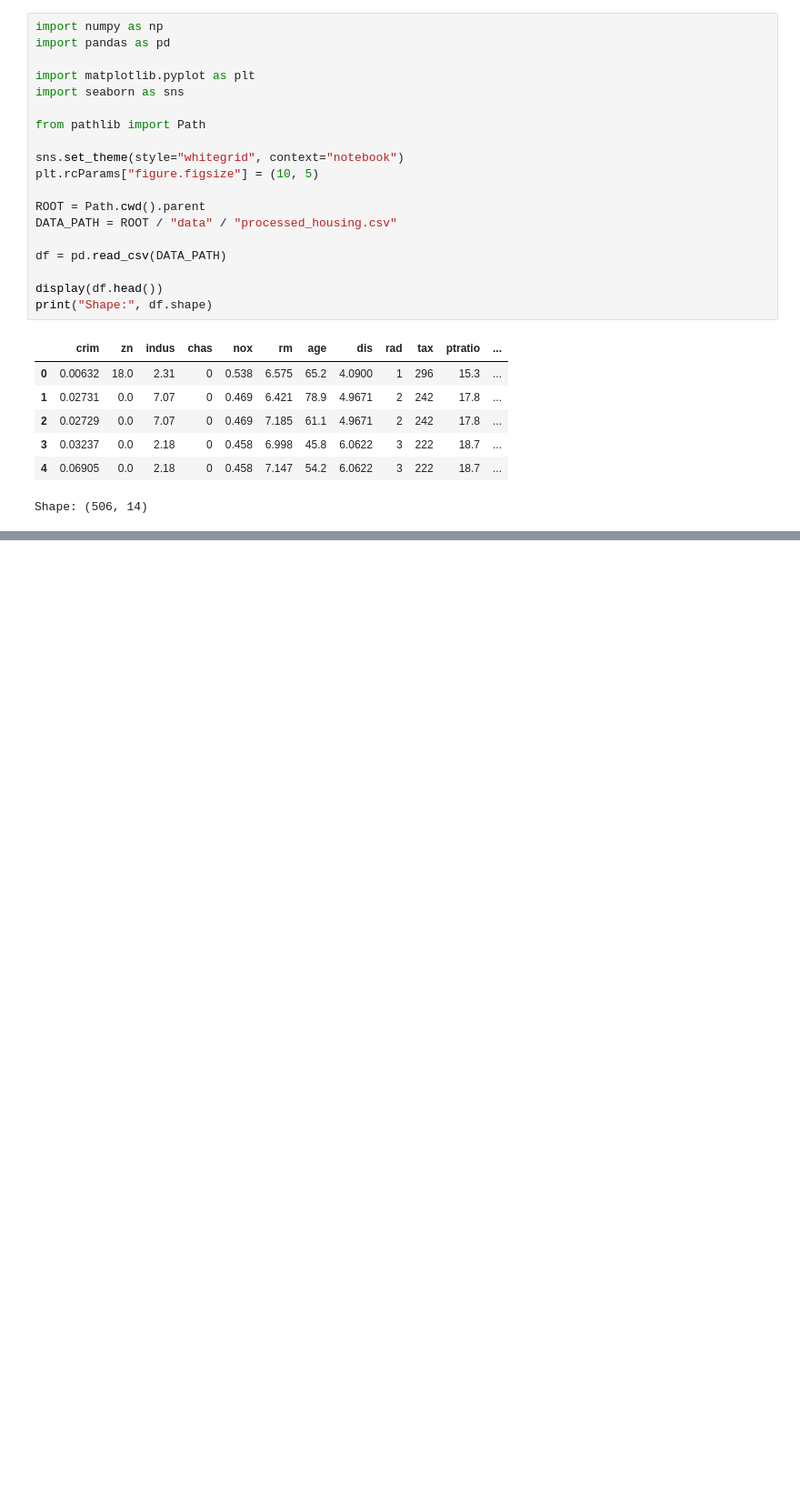
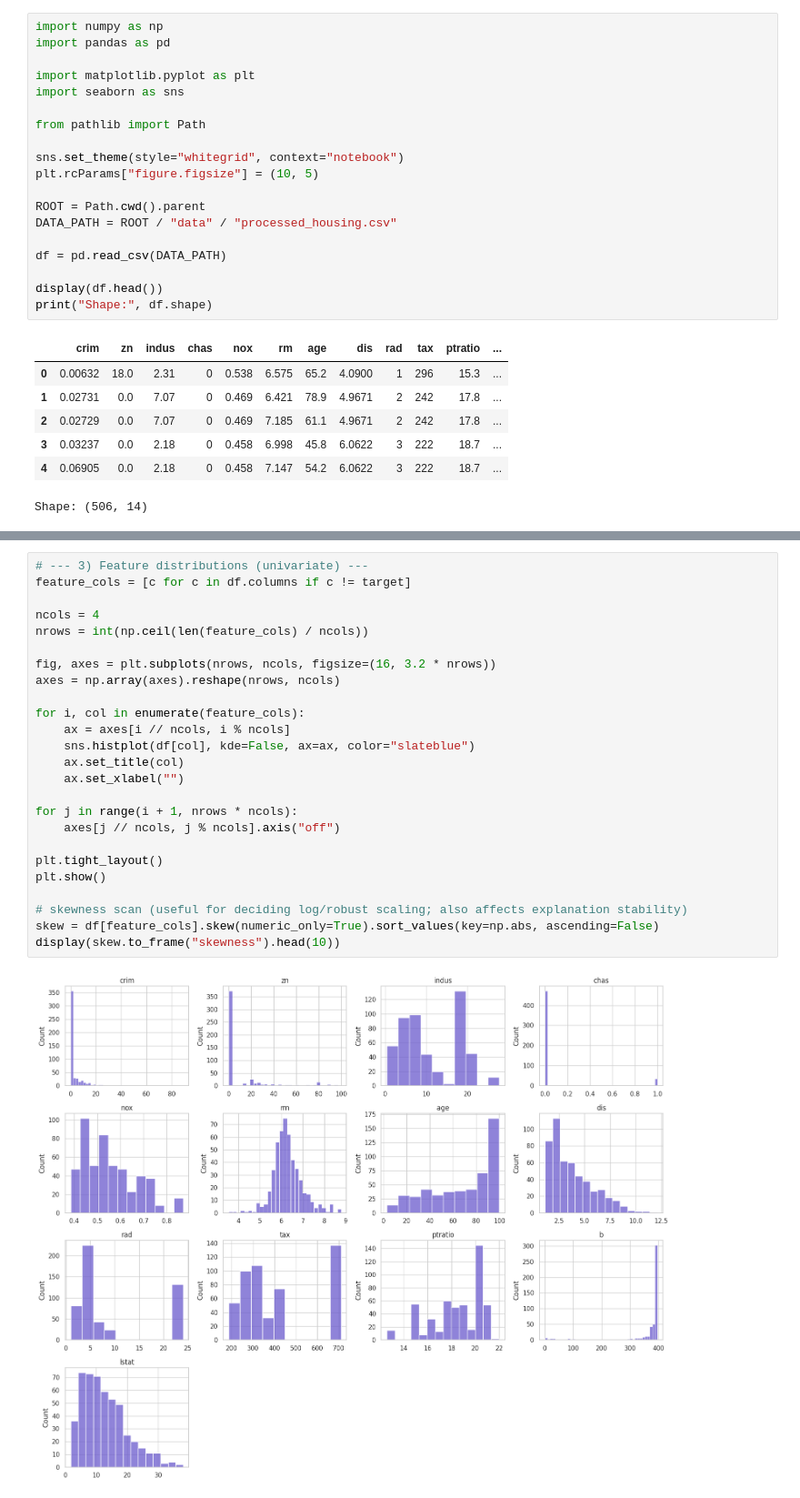
Before and after one commit to Shushunya/FAA-P2, a Jupyter notebook: notebooks/eda.ipynb, the cells around one changed output, grey strips where cells are left out. Shown: that part at 91% size. Cells and saved outputs as stored; diff of their text form; blank space fills up the shorter version.

Commit message:
feature distribution code

```diff
--- a/notebooks/eda.ipynb
+++ b/notebooks/eda.ipynb
@@ -57,0 +125,27 @@ print("medv == 50 proportion:", float((df[target] == 50).mean()))
+# %%
+# --- 3) Feature distributions (univariate) ---
+feature_cols = [c for c in df.columns if c != target]
+
+ncols = 4
+nrows = int(np.ceil(len(feature_cols) / ncols))
+
+fig, axes = plt.subplots(nrows, ncols, figsize=(16, 3.2 * nrows))
+axes = np.array(axes).reshape(nrows, ncols)
+
+for i, col in enumerate(feature_cols):
+    ax = axes[i // ncols, i % ncols]
+    sns.histplot(df[col], kde=False, ax=ax, color="slateblue")
+    ax.set_title(col)
+    ax.set_xlabel("")
+
+for j in range(i + 1, nrows * ncols):
+    axes[j // ncols, j % ncols].axis("off")
+
+plt.tight_layout()
+plt.show()
+
+# skewness scan (useful for deciding log/robust scaling; also affects explanation stability)
+skew = df[feature_cols].skew(numeric_only=True).sort_values(key=np.abs, ascending=False)
+display(skew.to_frame("skewness").head(10))
+# %% [output]
+[figure, added]
```
Also changed, not shown: parts of 3 cells of this notebook.
